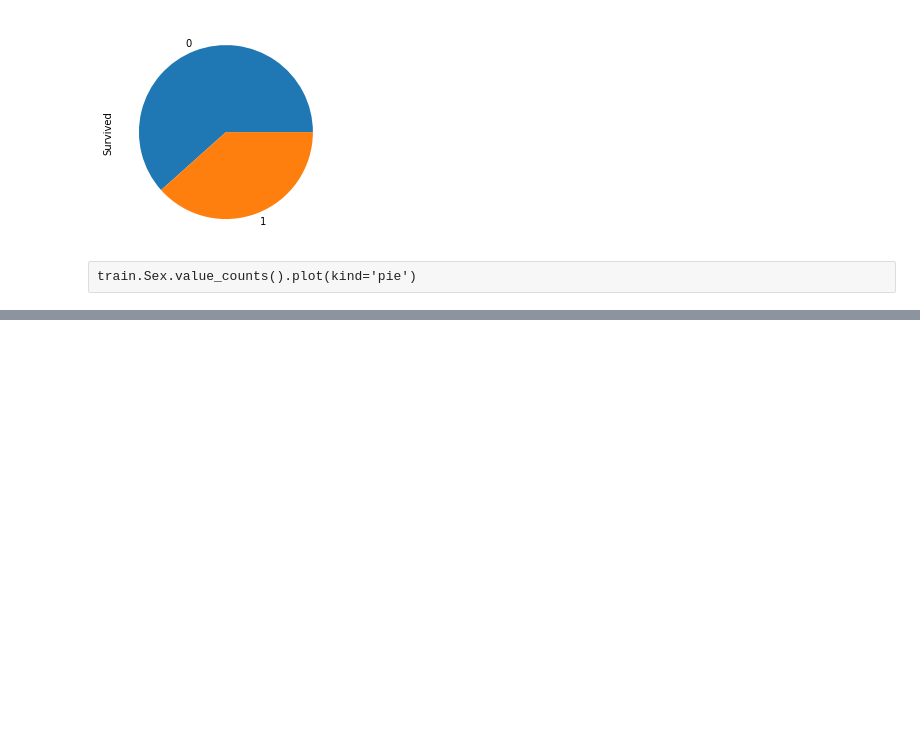
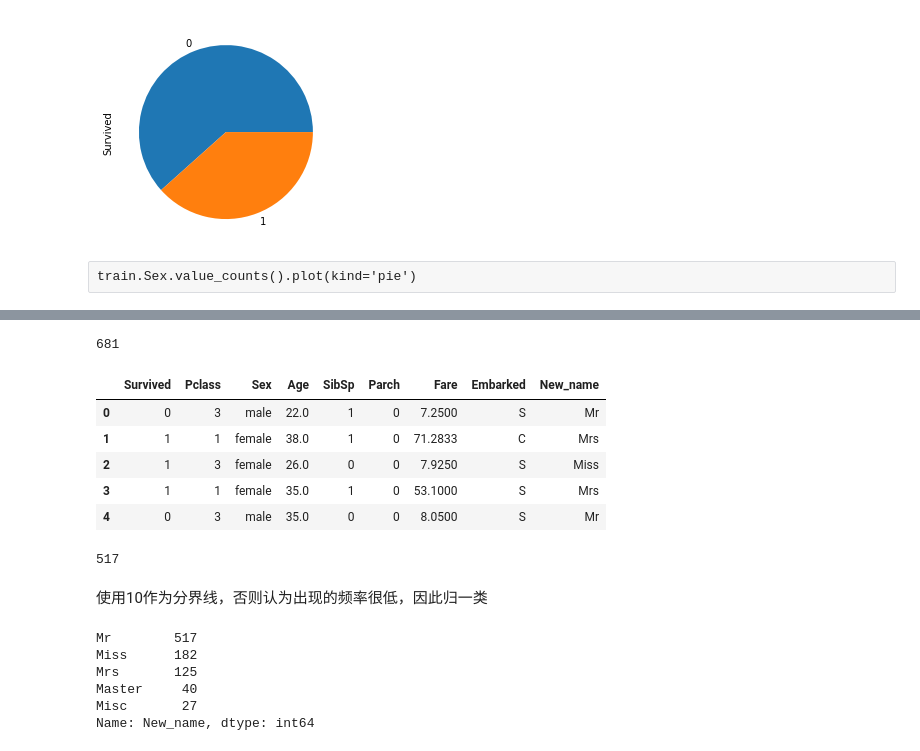
Before and after one commit to Miki123-gif/Competition-Training, a Jupyter notebook: 参照特征工程入门这本书.ipynb, the cells around one changed output, grey strips where cells are left out. Cells and saved outputs as stored; diff of their text form; code cells hidden in the pictures; blank space fills up the shorter version.

```diff
--- a/参照特征工程入门这本书.ipynb
+++ b/参照特征工程入门这本书.ipynb
@@ -207,0 +242,8 @@ train.Sex.value_counts().plot(kind='pie')
+# %%
+train['Ticket'].nunique()
+# %% [output]
+681
+# %%
+train['New_name'] = train['Name'].str.extract(', (\w+).')
+# %%
+train.drop('Ticket', axis=1, inplace=True)
@@ -207,0 +254,9 @@ train.Sex.value_counts().plot(kind='pie')
+# %%
+new_data.head()
+# %% [output]
+|  | Survived | Pclass | Sex | Age | SibSp | Parch | Fare | Embarked | New_name |
+| 0 | 0 | 3 | male | 22.0 | 1 | 0 | 7.2500 | S | Mr |
+| 1 | 1 | 1 | female | 38.0 | 1 | 0 | 71.2833 | C | Mrs |
+| 2 | 1 | 3 | female | 26.0 | 0 | 0 | 7.9250 | S | Miss |
+| 3 | 1 | 1 | female | 35.0 | 1 | 0 | 53.1000 | S | Mrs |
+| 4 | 0 | 3 | male | 35.0 | 0 | 0 | 8.0500 | S | Mr |
@@ -207,0 +265,4 @@ train.Sex.value_counts().plot(kind='pie')
+# %%
+temp.loc['Mr']
+# %% [output]
+517
@@ -207,0 +273,11 @@ train.Sex.value_counts().plot(kind='pie')
+# %% [markdown]
+使用10作为分界线，否则认为出现的频率很低，因此归一类
+# %%
+new_data['New_name'].value_counts()
+# %% [output]
+Mr        517
+Miss      182
+Mrs       125
+Master     40
+Misc       27
+Name: New_name, dtype: int64
```
Also changed, not shown: parts of 39 cells of this notebook.
